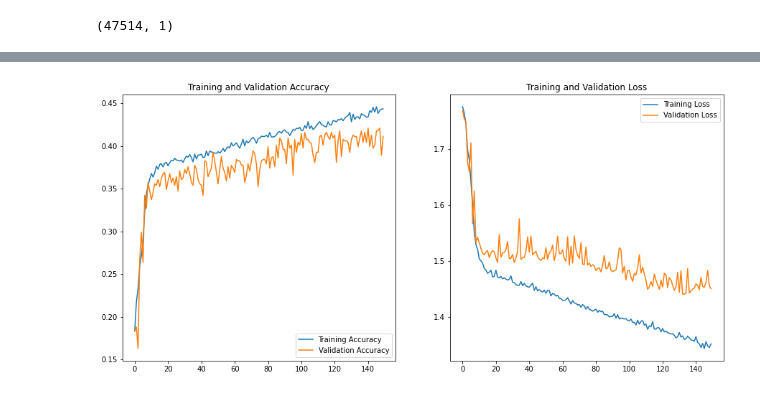
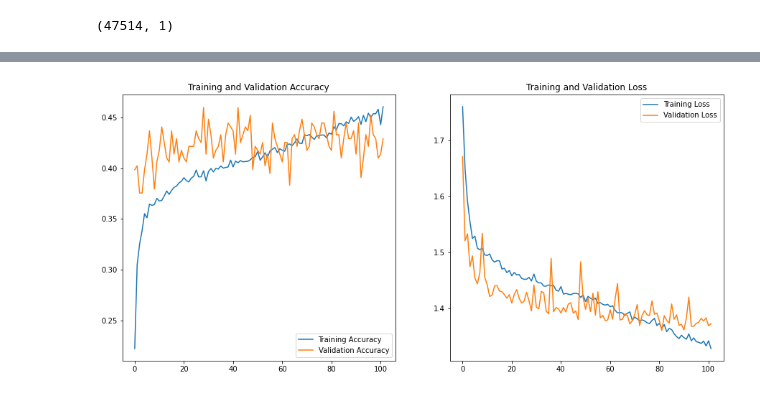
Before and after one commit to omarkhaled99/speech_emotion_recognition, a Jupyter notebook: Part2.ipynb, the cells around one changed output, grey strips where cells are left out. Saved outputs shown, nothing was run; the diff lists cells and outputs as text; code cells hidden in the pictures.

```diff
--- a/Part2.ipynb
+++ b/Part2.ipynb
@@ -333,5 +275,5 @@ print(X_train_features.shape,y_train_features.shape,X_test_features.shape,y_test
 # %%
-with open('features_80(90-10)_20.npy', 'wb') as f:
+with open('features_freq.npy', 'wb') as f:
     np.save(f, X_train_features)
     np.save(f, y_train_features)
 
@@ -340,6 +282,10 @@ with open('features_80(90-10)_20.npy', 'wb') as f:
 
     np.save(f, X_validate_features)
     np.save(f, y_validate_features)
+# %%
+import pickle
+with open("encoder", "wb") as f:
+    pickle.dump(encoder, f)
 # %%
 #reading the data set feom the npy file
 import numpy as np
@@ -468,31 +358,2 @@ Trainable params: 1,653,702
 Non-trainable params: 0
 _________________________________________________________________
-# %%
-rlrp = ReduceLROnPlateau(monitor='val_loss', factor=0.1, verbose=2, patience=5, min_lr=0.00000001,delta = 0.09)
-# initial_learning_rate = 0.01
-# def lr_step_decay(epoch, lr):
-#     drop_rate = 0.1
-#     epochs_drop = 10.0
-#     return initial_learning_rate * math.pow(drop_rate, math.floor(epoch/epochs_drop))
-# # Fit the model to the training data
-# history_step_decay =
-# def step_decay(epoch):
-# 	initial_lrate = initial_learning_rate
-# 	drop = 0.5
-# 	epochs_drop = 10.0
-# 	lrate = initial_lrate * math.pow(drop, math.floor((1+epoch)/epochs_drop))
-# 	return lrate
-
-# history = model.fit(
-#     X1_train,
-#     y1_train,
-#     epochs=epochs,
-#     validation_split=0.05,
-#     batch_size=batch_size,
-#     callbacks=[LearningRateScheduler(lr_step_decay, verbose=2)],
-# )
-
-history=model.fit(X_train_features, y_train_features, batch_size=128, epochs=300, validation_data=(X_validate_features, y_validate_features),callbacks=[rlrp])
-# , callbacks=[LearningRateScheduler(lr_step_decay, verbose=2)],)
-# , callbacks=[LearningRateScheduler(lr_step_decay, verbose=2)])
-# , callbacks=[rlrp])
@@ -523,5 +360,6 @@ KeyboardInterrupt:
 # %%
 
-history=model.fit(X_train_features, y_train_features, batch_size=32, epochs=300, validation_data=(X_validate_features, y_validate_features))
+es = EarlyStopping(monitor='val_loss',patience= 20 , mode='min', verbose=1)
+history=model.fit(X_train_features, y_train_features, batch_size=128, epochs=300, validation_data=(X_validate_features, y_validate_features),callbacks=[es])
 # %% [output]
 Epoch 1/300
@@ -552,23 +394,23 @@ Test accuracy: 0.43384823203086853
 # %%
 acc = history.history['accuracy']
 val_acc = history.history['val_accuracy']
 loss = history.history['loss']
 val_loss = history.history['val_loss']
 
-epochs_range = range(150)
+epochs_range = range(102)
 
 plt.figure(figsize=(15, 15))
 plt.subplot(2, 2, 1)
 plt.plot(epochs_range, acc, label='Training Accuracy')
 plt.plot(epochs_range, val_acc, label='Validation Accuracy')
 plt.legend(loc='lower right')
 plt.title('Training and Validation Accuracy')
 
 plt.subplot(2, 2, 2)
 plt.plot(epochs_range, loss, label='Training Loss')
 plt.plot(epochs_range, val_loss, label='Validation Loss')
 plt.legend(loc='upper right')
 plt.title('Training and Validation Loss')
 plt.show()
 # %% [output]
-[figure, old version]
+[figure, new version]
```
Also changed, not shown: parts of 18 cells of this notebook, 1 other file.
